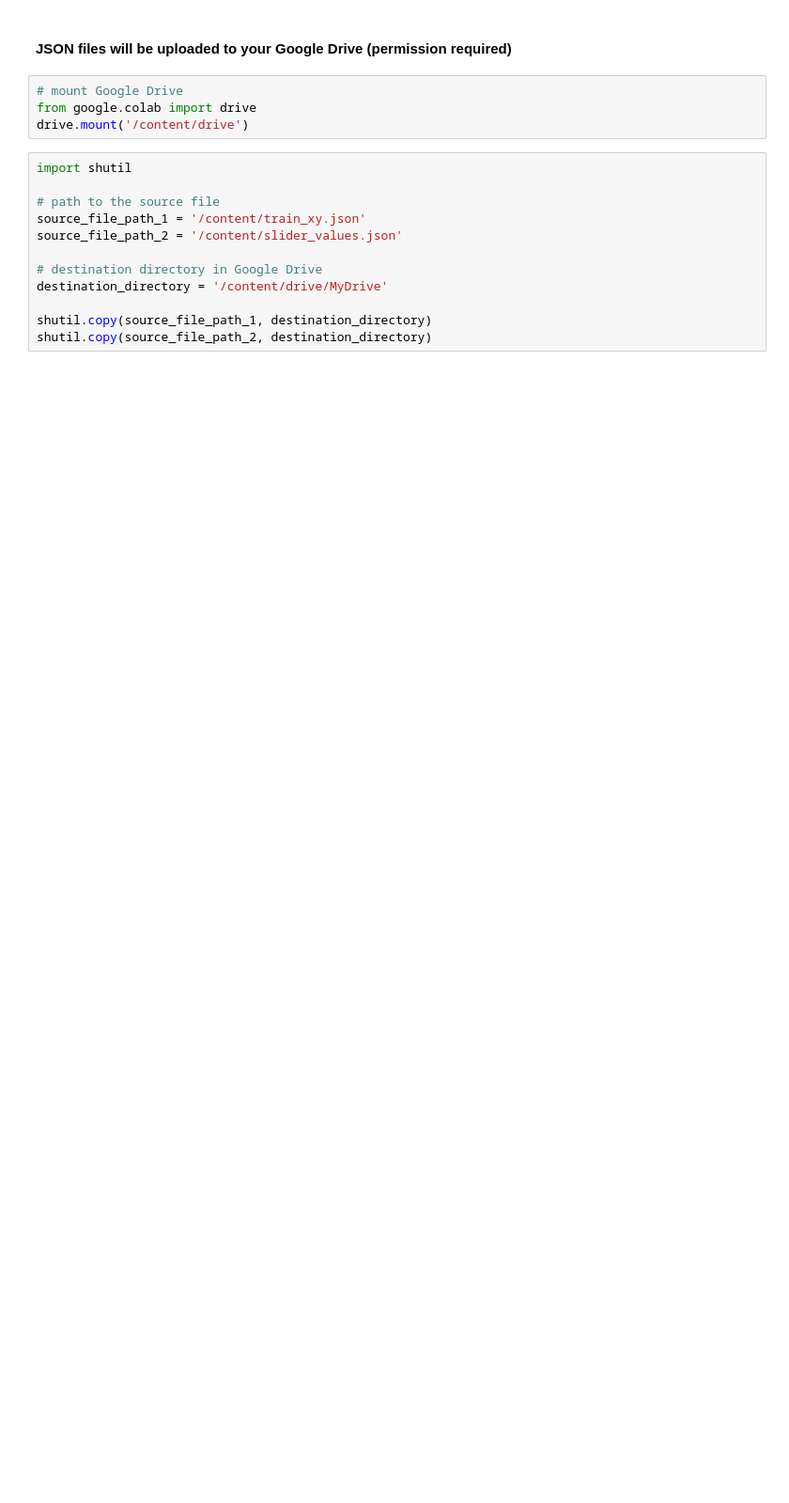
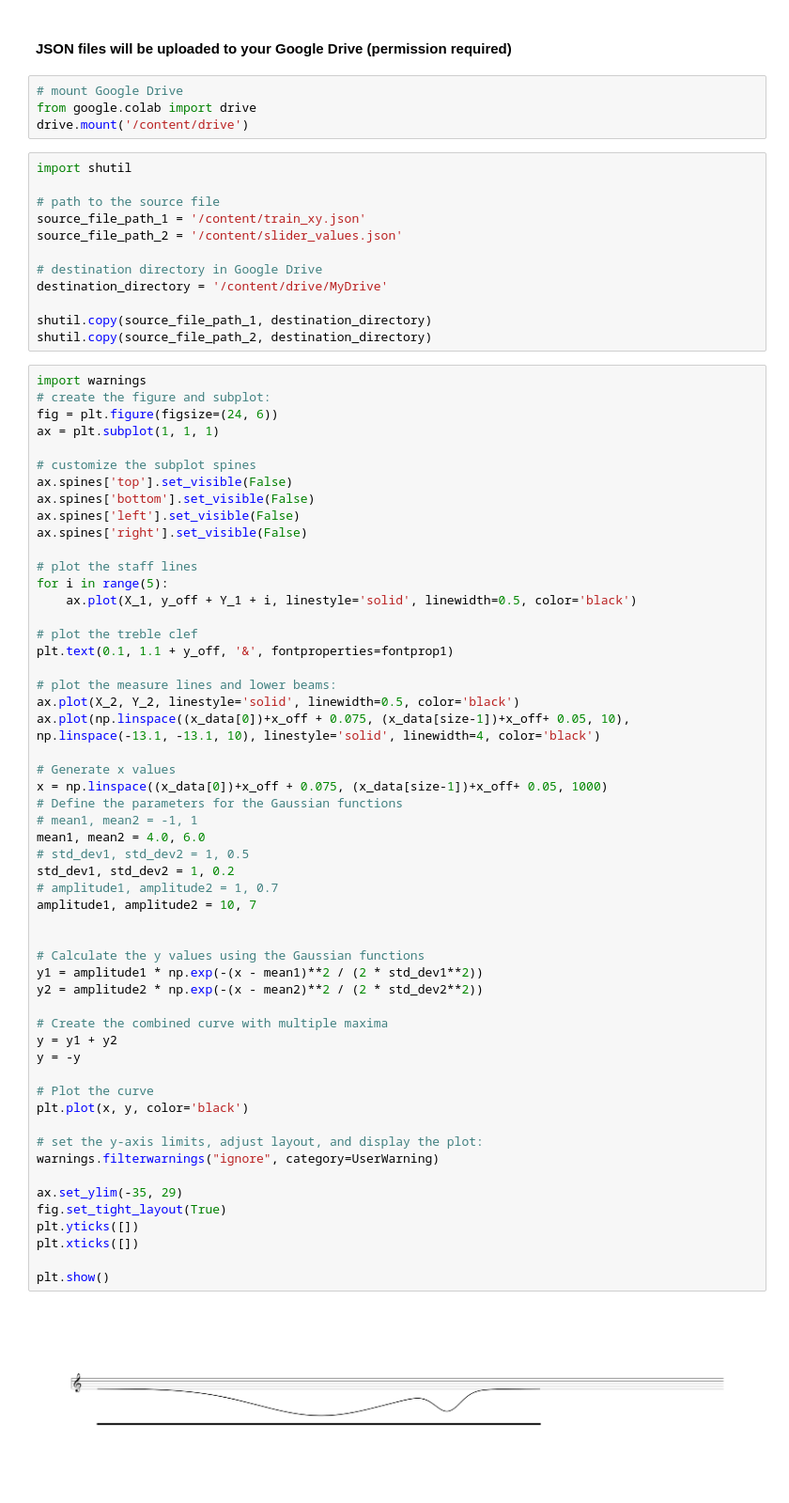
Before and after one commit to hayakzan/MLP-notations, a Jupyter notebook: MLP_notations_GENERATING_DATA.ipynb, the cells around one changed output. Shown at 94% size. Cells and saved outputs as stored; diff of their text form; blank space fills up the shorter version.

```diff
--- a/MLP_notations_GENERATING_DATA.ipynb
+++ b/MLP_notations_GENERATING_DATA.ipynb
@@ -432,3 +491,59 @@ destination_directory = '/content/drive/MyDrive'
 
 shutil.copy(source_file_path_1, destination_directory)
 shutil.copy(source_file_path_2, destination_directory)
+# %%
+import warnings
+# create the figure and subplot:
+fig = plt.figure(figsize=(24, 6))
+ax = plt.subplot(1, 1, 1)
+
+# customize the subplot spines
+ax.spines['top'].set_visible(False)
+ax.spines['bottom'].set_visible(False)
+ax.spines['left'].set_visible(False)
+ax.spines['right'].set_visible(False)
+
+# plot the staff lines
+for i in range(5):
+    ax.plot(X_1, y_off + Y_1 + i, linestyle='solid', linewidth=0.5, color='black')
+
+# plot the treble clef
+plt.text(0.1, 1.1 + y_off, '&', fontproperties=fontprop1)
+
+# plot the measure lines and lower beams:
+ax.plot(X_2, Y_2, linestyle='solid', linewidth=0.5, color='black')
+ax.plot(np.linspace((x_data[0])+x_off + 0.075, (x_data[size-1])+x_off+ 0.05, 10), np.linspace(-13.1, -13.1, 10), linestyle='solid', linewidth=4, color='black')
+
+# Generate x values
+x = np.linspace((x_data[0])+x_off + 0.075, (x_data[size-1])+x_off+ 0.05, 1000)
+# Define the parameters for the Gaussian functions
+# mean1, mean2 = -1, 1
+mean1, mean2 = 4.0, 6.0
+# std_dev1, std_dev2 = 1, 0.5
+std_dev1, std_dev2 = 1, 0.2
+# amplitude1, amplitude2 = 1, 0.7
+amplitude1, amplitude2 = 10, 7
+
+
+# Calculate the y values using the Gaussian functions
+y1 = amplitude1 * np.exp(-(x - mean1)**2 / (2 * std_dev1**2))
+y2 = amplitude2 * np.exp(-(x - mean2)**2 / (2 * std_dev2**2))
+
+# Create the combined curve with multiple maxima
+y = y1 + y2
+y = -y
+
+# Plot the curve
+plt.plot(x, y, color='black')
+
+# set the y-axis limits, adjust layout, and display the plot:
+warnings.filterwarnings("ignore", category=UserWarning)
+
+ax.set_ylim(-35, 29)
+fig.set_tight_layout(True)
+plt.yticks([])
+plt.xticks([])
+
+plt.show()
+# %% [output]
+[figure, added]
```
Also changed, not shown: parts of 1 cell of this notebook.
